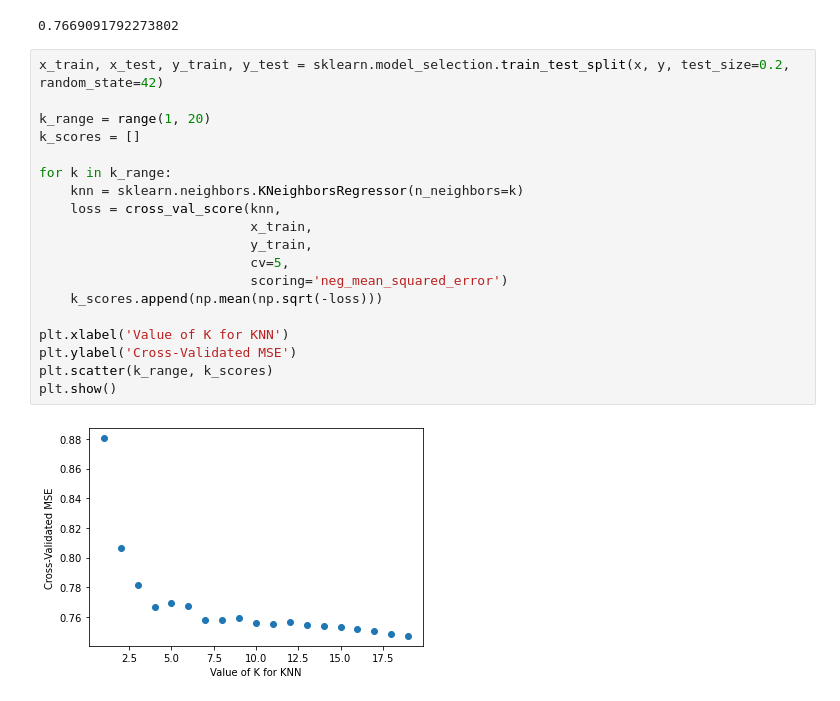
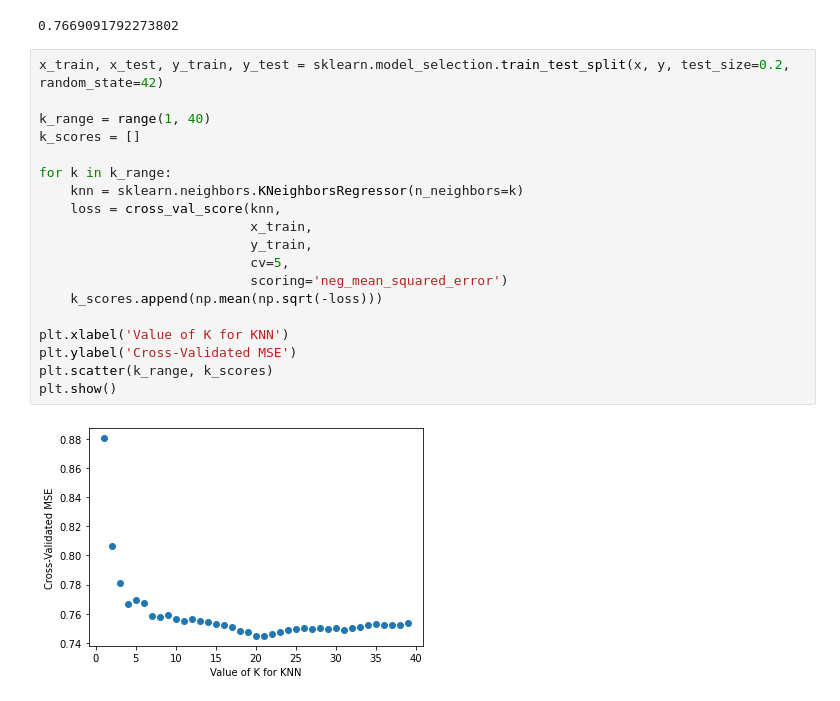
Before and after one commit to ygcha/DH150, a Jupyter notebook: Final Project/Assignment5.ipynb, the cells around one changed output. Cells and saved outputs as stored; diff of their text form.

```diff
--- a/Final Project/Assignment5.ipynb
+++ b/Final Project/Assignment5.ipynb
@@ -261,21 +243,21 @@ np.mean(np.sqrt(-loss))
 # %%
 x_train, x_test, y_train, y_test = sklearn.model_selection.train_test_split(x, y, test_size=0.2, random_state=42)
 
-k_range = range(1, 20)
+k_range = range(1, 40)
 k_scores = []
 
 for k in k_range:
     knn = sklearn.neighbors.KNeighborsRegressor(n_neighbors=k)
     loss = cross_val_score(knn,
                            x_train,
                            y_train,
                            cv=5,
                            scoring='neg_mean_squared_error')
     k_scores.append(np.mean(np.sqrt(-loss)))
 
 plt.xlabel('Value of K for KNN')
 plt.ylabel('Cross-Validated MSE')
 plt.scatter(k_range, k_scores)
 plt.show()
 # %% [output]
-[figure, old version]
+[figure, new version]
```
Also changed, not shown: parts of 11 cells of this notebook, 1 other file.
